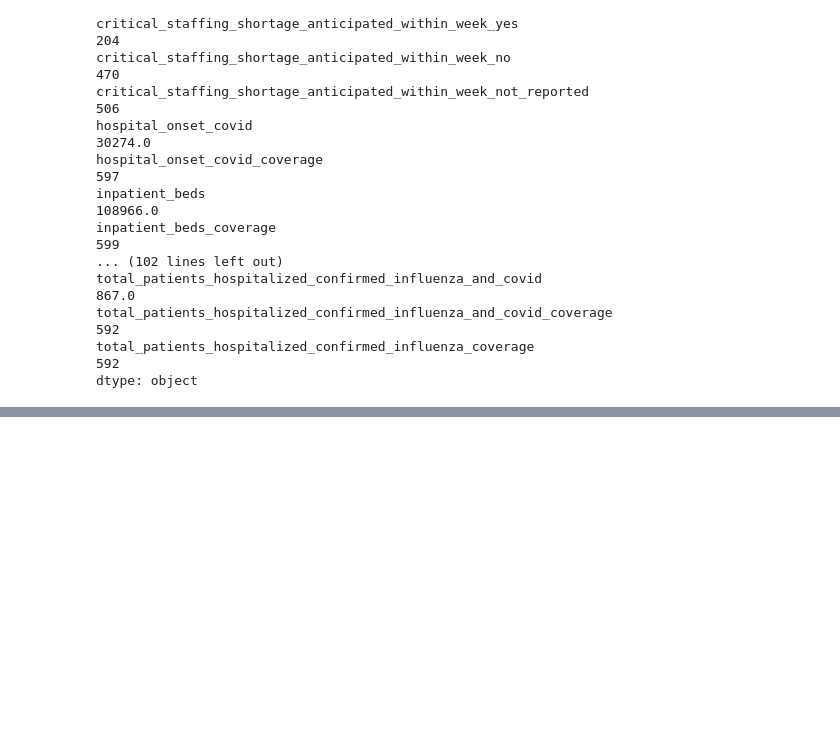
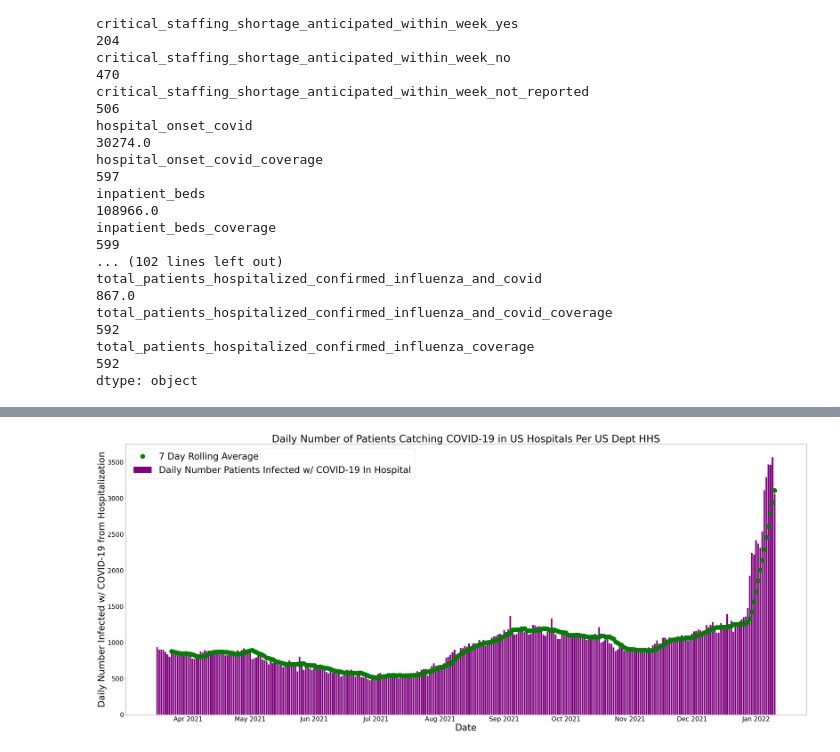
Before and after one commit to ldhagen/HHS_COVID_Notebook, a Jupyter notebook: HHS COVID-19 Reported Patient Impact and Hospital Capacity by State Timeseries.ipynb, the cells around one changed output, grey strips where cells are left out. Cells and saved outputs as stored; diff of their text form; code cells hidden in the pictures; blank space fills up the shorter version.

```diff
--- a/HHS COVID-19 Reported Patient Impact and Hospital Capacity by State Timeseries.ipynb
+++ b/HHS COVID-19 Reported Patient Impact and Hospital Capacity by State Timeseries.ipynb
@@ -168,0 +166,6 @@ fig.savefig('HHS_critical_staffing_shortage_today.png')
+# %%
+aaa = []
+for x in date_list:
+    print(df_hhs[df_hhs.date == x]['hospital_onset_covid'].sum())
+    aaa.append((x, df_hhs[df_hhs.date == x]['hospital_onset_covid'].sum()))
+df_hospital_onset_covid = pd.DataFrame(aaa,columns=['date', 'hospital_onset_covid'])
@@ -168,0 +190,26 @@ fig.savefig('HHS_critical_staffing_shortage_today.png')
+# %%
+ccc = df_hospital_onset_covid.set_index('date')[-300::]
+ccc_rolling = ccc.rolling(7).mean().shift()
+# %%
+import datetime
+import matplotlib.dates as mdates
+months = mdates.MonthLocator()
+days = mdates.DayLocator()
+timeFmt = mdates.DateFormatter('%b %Y')
+fig, ax = plt.subplots()
+fig.set_size_inches(54,22)
+ax.xaxis.set_major_locator(months)
+ax.xaxis.set_major_formatter(timeFmt)
+ax.tick_params(axis='both', labelsize=28)
+#ax.xaxis.set_minor_locator(months)
+#plt.rcParams["figure.figsize"] = [17.00, 3.50]
+plt.title('Daily Number of Patients Catching COVID-19 in US Hospitals Per US Dept HHS', fontsize = 44)
+plt.xlabel('Date',color='black', fontsize = 40)
+plt.ylabel('Daily Number Infected w/ COVID-19 from Hospitalization',color='black', fontsize = 40)
+plt.bar(ccc.index, ccc.hospital_onset_covid, color = 'purple')
+plt.plot(ccc_rolling.hospital_onset_covid, 'go',markersize = 20)
+plt.legend(['7 Day Rolling Average','Daily Number Patients Infected w/ COVID-19 In Hospital'], fontsize = 40)
+#plt.legend(['7 Day Rolling Average','Daily Reported Deaths'])
+fig.savefig('HHS_hospital_onset_covid.png')
+# %% [output]
+[figure, added]
```
Also changed, not shown: parts of 17 cells of this notebook.
